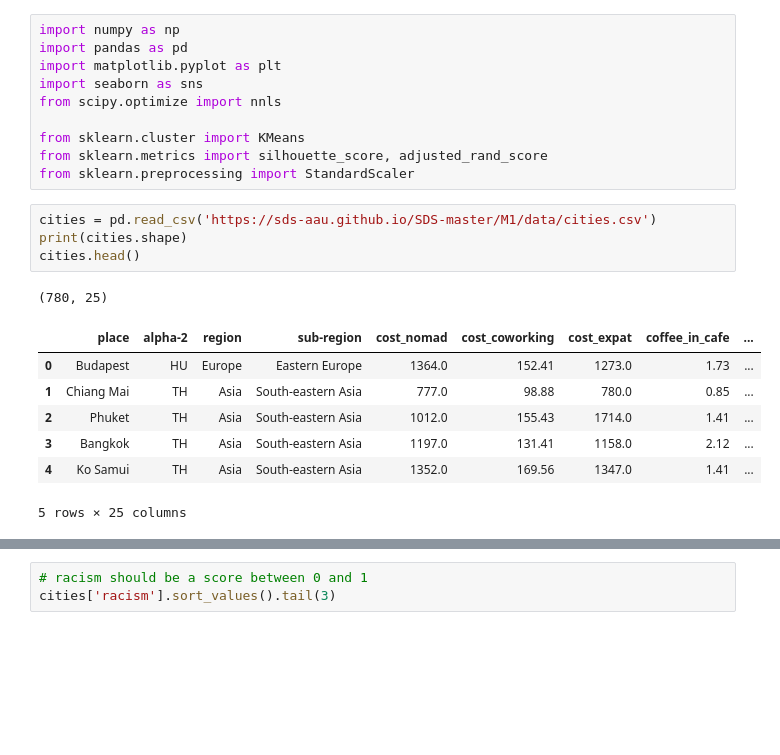
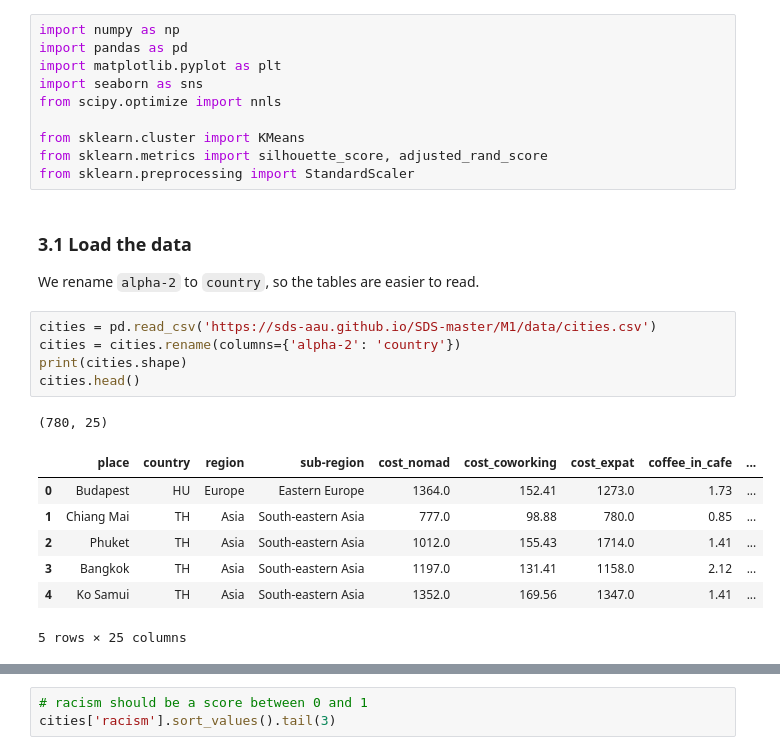
Before and after one commit to MadsPortefoljexx/PythonBuilds, a Jupyter notebook: 101 Data Handling/Weekly Assignment Week 39/part1_city_types.ipynb, the cells around one changed output, grey strips where cells are left out. Cells and saved outputs as stored; diff of their text form; blank space fills up the shorter version.

```diff
--- a/101 Data Handling/Weekly Assignment Week 39/part1_city_types.ipynb
+++ b/101 Data Handling/Weekly Assignment Week 39/part1_city_types.ipynb
@@ -49,13 +48,17 @@ from scipy.optimize import nnls
 from sklearn.cluster import KMeans
 from sklearn.metrics import silhouette_score, adjusted_rand_score
 from sklearn.preprocessing import StandardScaler
+# %% [markdown]
+### 3.1 Load the data
+We rename `alpha-2` to `country`, so the tables are easier to read.
 # %%
 cities = pd.read_csv('https://sds-aau.github.io/SDS-master/M1/data/cities.csv')
+cities = cities.rename(columns={'alpha-2': 'country'})
 print(cities.shape)
 cities.head()
 # %% [output]
 (780, 25)
-|  | place | alpha-2 | region | sub-region | cost_nomad | cost_coworking | cost_expat | coffee_in_cafe | ... |
+|  | place | country | region | sub-region | cost_nomad | cost_coworking | cost_expat | coffee_in_cafe | ... |
 | 0 | Budapest | HU | Europe | Eastern Europe | 1364.0 | 152.41 | 1273.0 | 1.73 | ... |
 | 1 | Chiang Mai | TH | Asia | South-eastern Asia | 777.0 | 98.88 | 780.0 | 0.85 | ... |
 | 2 | Phuket | TH | Asia | South-eastern Asia | 1012.0 | 155.43 | 1714.0 | 1.41 | ... |
```
Also changed, not shown: parts of 45 cells of this notebook.
